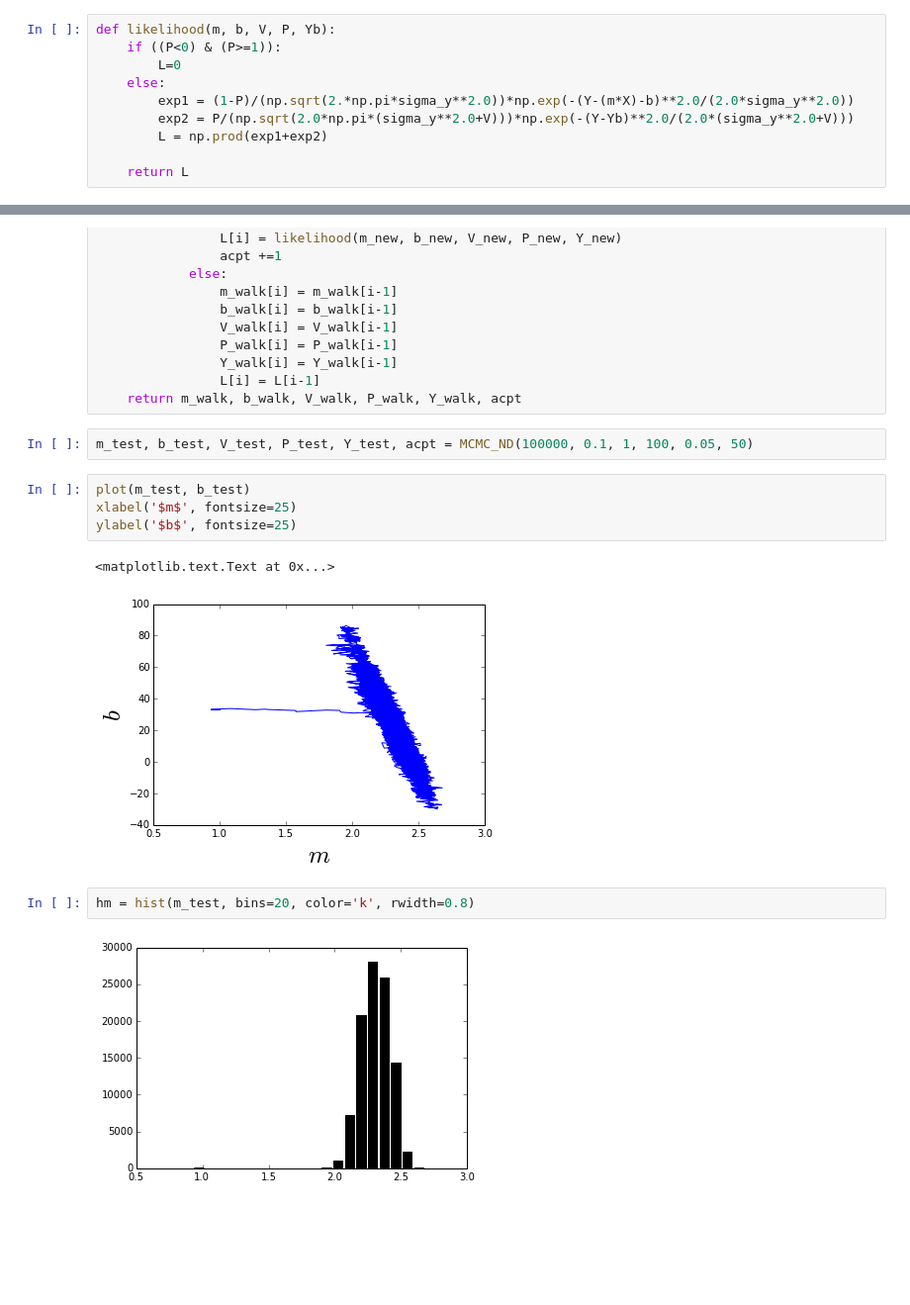
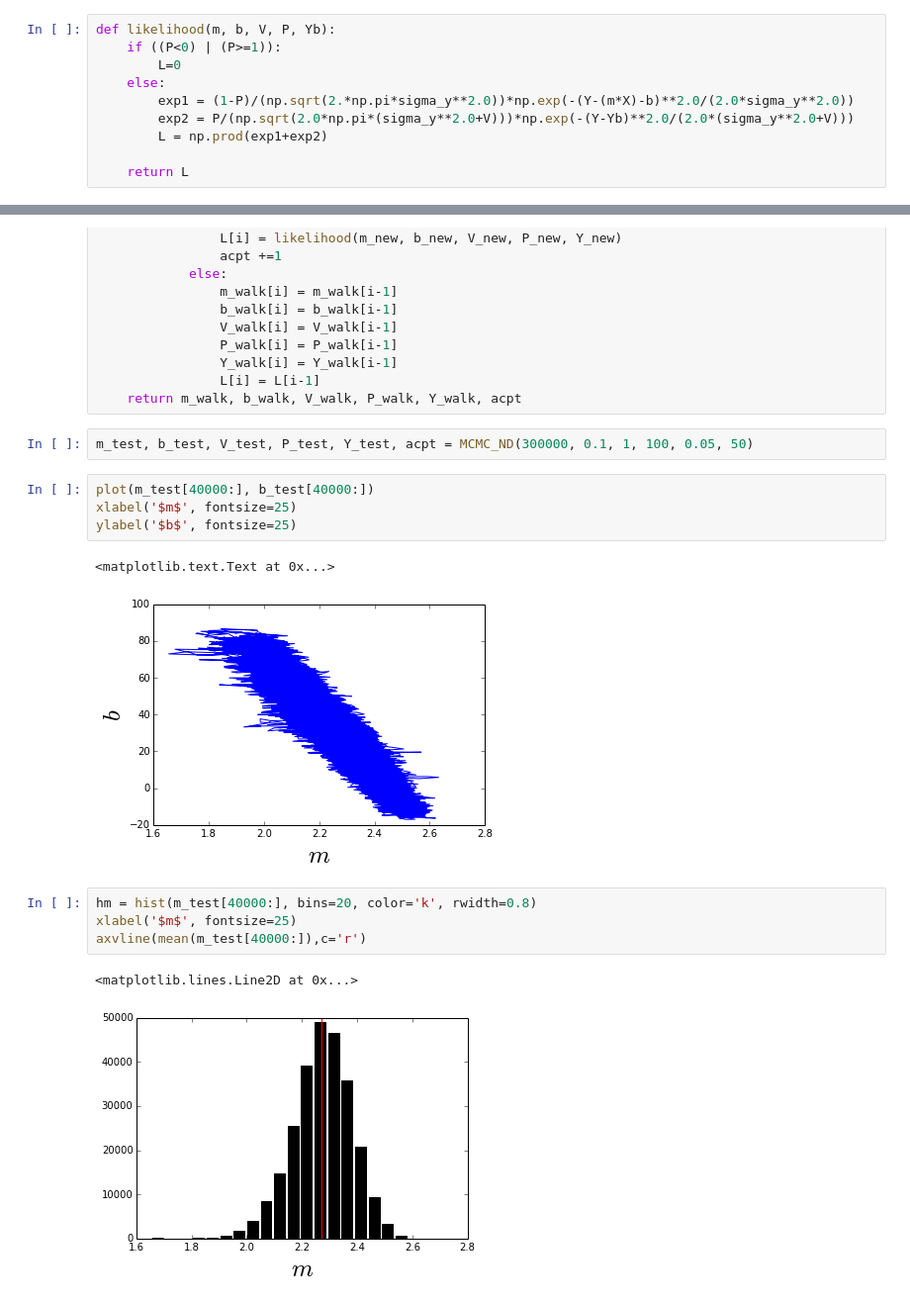
Before and after one commit to jngaravitoc/Lecture_notes_UofA, a Jupyter notebook: Instrumentation-Statistics/HW3/Untitled.ipynb, the cells around one changed output, grey strips where cells are left out. Shown at 99% size. Cells and saved outputs as stored; diff of their text form; blank space fills up the shorter version.

Commit message:
histo

```diff
--- a/Instrumentation-Statistics/HW3/Untitled.ipynb
+++ b/Instrumentation-Statistics/HW3/Untitled.ipynb
@@ -83,7 +85,7 @@ Y = data[:,2]
 sigma_y = data[:,3]
 # %%
 def likelihood(m, b, V, P, Yb):
-    if ((P<0) & (P>=1)):
+    if ((P<0) | (P>=1)):
         L=0
     else:
         exp1 = (1-P)/(np.sqrt(2.*np.pi*sigma_y**2.0))*np.exp(-(Y-(m*X)-b)**2.0/(2.0*sigma_y**2.0))
@@ -146,16 +148,19 @@ def MCMC_ND(N_points, sigma_m, sigma_b, sigma_V, sigma_P, sigma_Y):
                 L[i] = L[i-1]
     return m_walk, b_walk, V_walk, P_walk, Y_walk, acpt
 # %%
-m_test, b_test, V_test, P_test, Y_test, acpt = MCMC_ND(100000, 0.1, 1, 100, 0.05, 50)
+m_test, b_test, V_test, P_test, Y_test, acpt = MCMC_ND(300000, 0.1, 1, 100, 0.05, 50)
 # %%
-plot(m_test, b_test)
+plot(m_test[40000:], b_test[40000:])
 xlabel('$m$', fontsize=25)
 ylabel('$b$', fontsize=25)
 # %% [output]
 <matplotlib.text.Text at 0x...>
-[figure, old version]
+[figure, new version]
 # %%
-hm = hist(m_test, bins=20, color='k', rwidth=0.8)
+hm = hist(m_test[40000:], bins=20, color='k', rwidth=0.8)
+xlabel('$m$', fontsize=25)
+axvline(mean(m_test[40000:]),c='r')
 # %% [output]
+<matplotlib.lines.Line2D at 0x...>
-[figure, old version]
+[figure, new version]
 # %%
```
Also changed, not shown: parts of 12 cells of this notebook.
